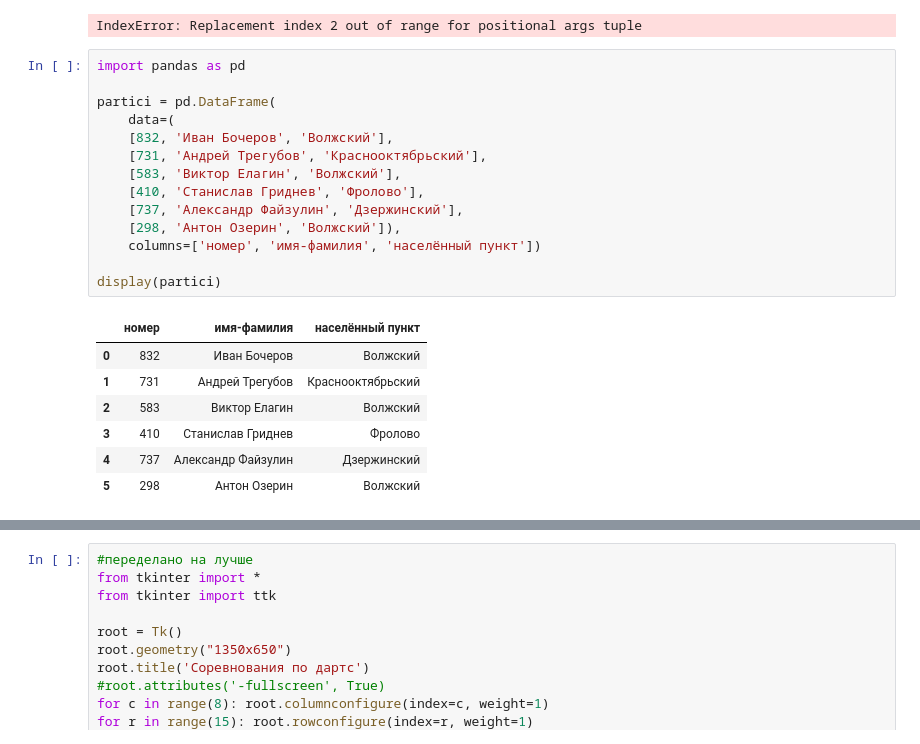
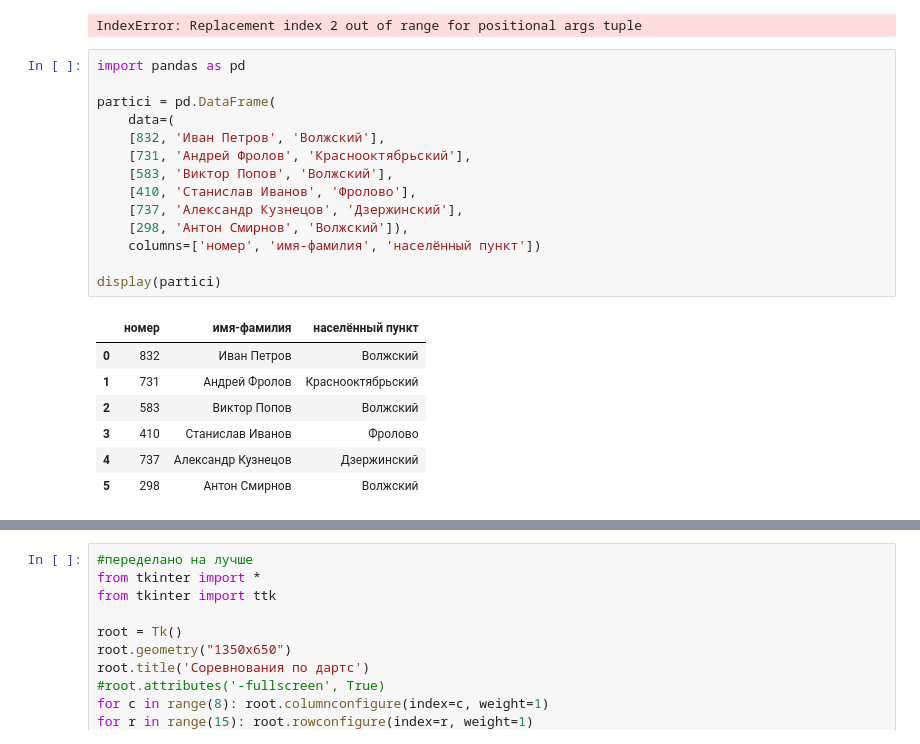
Before and after one commit to azot81/Natrium, a Jupyter notebook: darts.Natrium.ipynb, the cells around one changed output, grey strips where cells are left out. Cells and saved outputs as stored; diff of their text form.

```diff
--- a/darts.Natrium.ipynb
+++ b/darts.Natrium.ipynb
@@ -1709,25 +2452,25 @@ IndexError: Replacement index 2 out of range for positional args tuple
 # %%
 import pandas as pd
 
 partici = pd.DataFrame(
     data=(
-    [832, 'Иван Бочеров', 'Волжский'],
-    [731, 'Андрей Трегубов', 'Краснооктябрьский'],
-    [583, 'Виктор Елагин', 'Волжский'],
-    [410, 'Станислав Гриднев', 'Фролово'],
-    [737, 'Александр Файзулин', 'Дзержинский'],
-    [298, 'Антон Озерин', 'Волжский']),
+    [832, 'Иван Петров', 'Волжский'],
+    [731, 'Андрей Фролов', 'Краснооктябрьский'],
+    [583, 'Виктор Попов', 'Волжский'],
+    [410, 'Станислав Иванов', 'Фролово'],
+    [737, 'Александр Кузнецов', 'Дзержинский'],
+    [298, 'Антон Смирнов', 'Волжский']),
     columns=['номер', 'имя-фамилия', 'населённый пункт'])
 
 display(partici)
 # %% [output]
 |  | номер | имя-фамилия | населённый пункт |
-| 0 | 832 | Иван Бочеров | Волжский |
-| 1 | 731 | Андрей Трегубов | Краснооктябрьский |
-| 2 | 583 | Виктор Елагин | Волжский |
-| 3 | 410 | Станислав Гриднев | Фролово |
-| 4 | 737 | Александр Файзулин | Дзержинский |
-| 5 | 298 | Антон Озерин | Волжский |
+| 0 | 832 | Иван Петров | Волжский |
+| 1 | 731 | Андрей Фролов | Краснооктябрьский |
+| 2 | 583 | Виктор Попов | Волжский |
+| 3 | 410 | Станислав Иванов | Фролово |
+| 4 | 737 | Александр Кузнецов | Дзержинский |
+| 5 | 298 | Антон Смирнов | Волжский |
 # %%
 partici = pd.DataFrame(
     data=(
```
Also changed, not shown: parts of 11 cells of this notebook, 1 other file.
